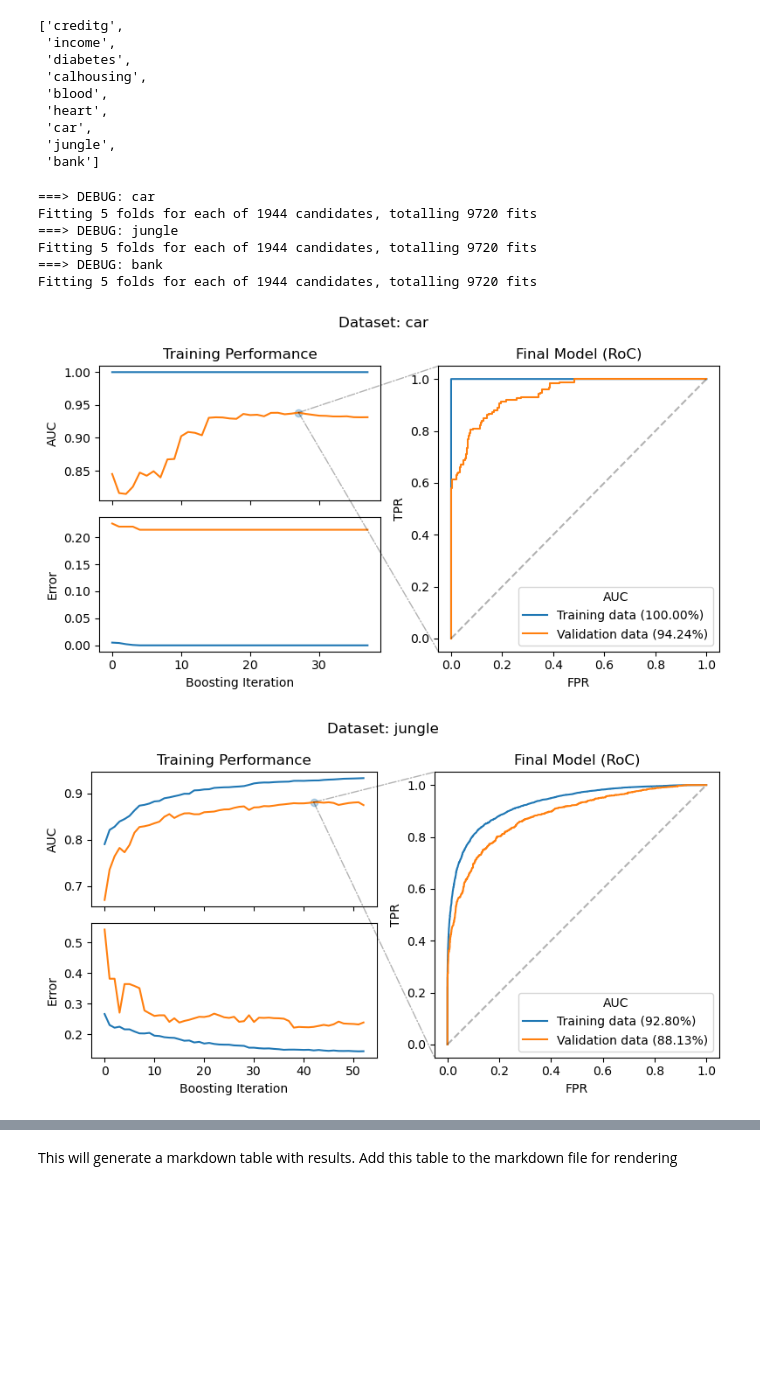
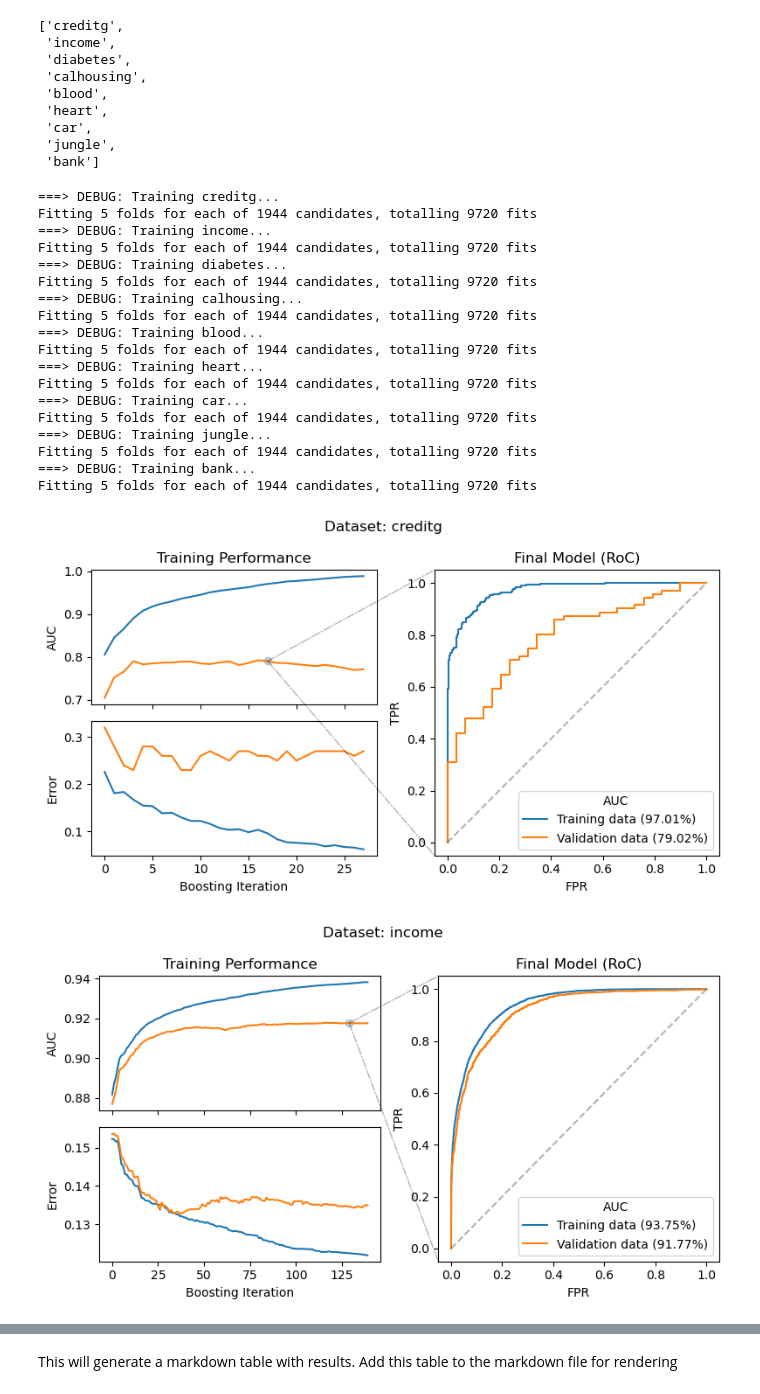
Before and after one commit to z-a-f/tabformer, a Jupyter notebook: GBDT_Adult_Demo.ipynb, the cells around one changed output, grey strips where cells are left out. Cells and saved outputs as stored; diff of their text form; code cells hidden in the pictures; blank space fills up the shorter version.

```diff
--- a/GBDT_Adult_Demo.ipynb
+++ b/GBDT_Adult_Demo.ipynb
@@ -164,11 +165,12 @@ params = {
     'tree_method':'approx',
     'max_depth': 4,
     #'verbosity' : 3,
-    'learning_rate' : 0.3,
+    'learning_rate' : 0.2,
     'lambda' : 0.1,
     'base_score' : base_score,
     'subsample' : subsample,
     'min_child_weight' : 1,
+    'min_child_weight' : 500,
     'nthread' : 32,
     "eval_metric": [
         "logloss",
@@ -474,32 +475,66 @@ skip_list = set([
 ])
 # %%
 # Create plots
+
+# skip_saved = True
+
 save_path = os.path.join('models/gbdt')
-os.makedirs(save_path, exist_ok=True)
+# os.makedirs(save_path, exist_ok=True)
 for name in dataset_names:
     if name in skip_list:
         continue
-    print(f'===> DEBUG: {name}')
+    dataset_path = os.path.join(save_path, f'{name}')
+    os.makedirs(dataset_path, exist_ok=True)
+
+    model_path = os.path.join(dataset_path, f'model.json')
+    history_path = os.path.join(dataset_path, f'history.json')
+    plot_path = os.path.join(dataset_path, f'plot.png')
+
     data = load_dataset(name)
     data_Xy, categorical, numerical = prepare_dataset(data)
-    model, history = train_gbdt(data_Xy['train'], eval_data=data_Xy['validation'],
-                                is_categorical=bool(len(categorical)),
-                                init_kwargs={'early_stopping_rounds': 10},
-                                gridcv_params=grid_search_parameters,
-                               )
+
+    if not os.path.isfile(model_path):
+        print(f'===> DEBUG: Training {name}... ')
+        grid_model, history = train_gbdt(data_Xy['train'], eval_data=data_Xy['validation'],
+                                    is_categorical=bool(len(categorical)),
+                                    init_kwargs={'early_stopping_rounds': 10},
+                                    gridcv_params=grid_search_parameters,
+                                   )
+        model = grid_model.best_estimator_
+        model.save_model(model_path)
+        with open(history_path, 'w') as f:
+            json.dump(history, f)
+    else:
+        print(f'===> DEBUG: Found {model_path}. Skipping grid search...')
+        model = xgb.XGBClassifier()
+        model.load_model(model_path)
+        with open(history_path, 'r') as f:
+            history = json.load(f)
+
     plot_metrics(model, history, data_Xy['train'], data_Xy['validation'])
-    skip_list.add(name)
-
     plt.suptitle(f'Dataset: {name}')
     plt.tight_layout()
-    plt.savefig(os.path.join(save_path, f'{name}_plot.png'))
-    model.save_model(os.path.join(save_path, f'{name}_model.json'))
+    plt.savefig(plot_path)
+
+    skip_list.add(name)
 # %% [output]
-===> DEBUG: car
+===> DEBUG: Training creditg...
 Fitting 5 folds for each of 1944 candidates, totalling 9720 fits
-===> DEBUG: jungle
+===> DEBUG: Training income...
 Fitting 5 folds for each of 1944 candidates, totalling 9720 fits
-===> DEBUG: bank
+===> DEBUG: Training diabetes...
 Fitting 5 folds for each of 1944 candidates, totalling 9720 fits
+===> DEBUG: Training calhousing...
+Fitting 5 folds for each of 1944 candidates, totalling 9720 fits
+===> DEBUG: Training blood...
+Fitting 5 folds for each of 1944 candidates, totalling 9720 fits
+===> DEBUG: Training heart...
+Fitting 5 folds for each of 1944 candidates, totalling 9720 fits
+===> DEBUG: Training car...
+Fitting 5 folds for each of 1944 candidates, totalling 9720 fits
+===> DEBUG: Training jungle...
+Fitting 5 folds for each of 1944 candidates, totalling 9720 fits
+===> DEBUG: Training bank...
+Fitting 5 folds for each of 1944 candidates, totalling 9720 fits
-[figure, old version]
+[figure, new version]
-[figure, old version]
+[figure, new version]
```
Also changed, not shown: parts of 6 cells of this notebook, 55 other files.
